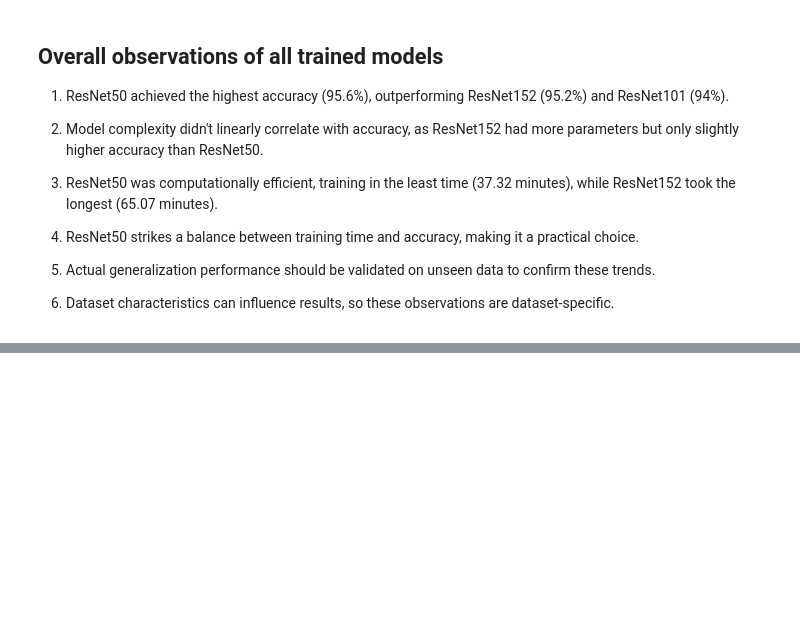
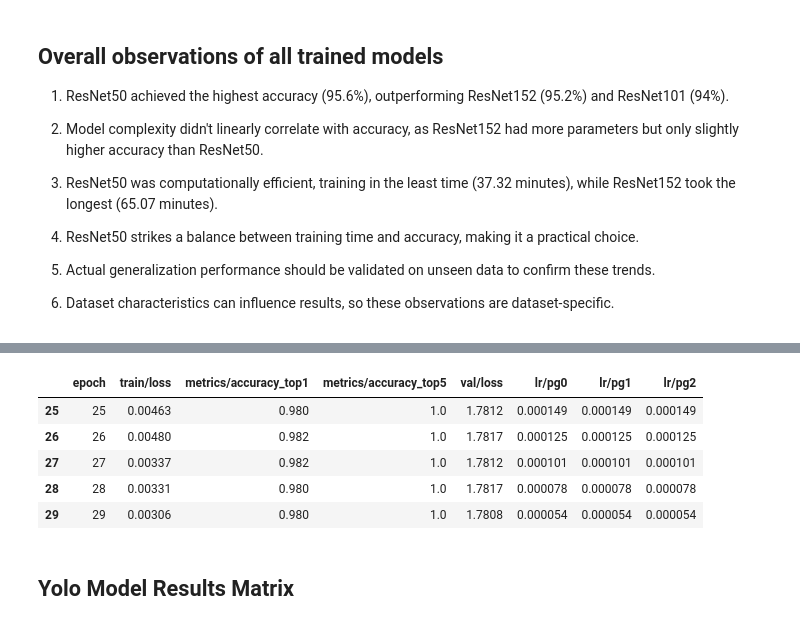
Before and after one commit to prakharninja0927/Sports-Image-Classification-YOLO-ResNet, a Jupyter notebook: project.ipynb, the cells around one changed output, grey strips where cells are left out. Cells and saved outputs as stored; diff of their text form; code cells hidden in the pictures; blank space fills up the shorter version.

Commit message:
Yolo Trained Model and Showing Outputs

```diff
--- a/project.ipynb
+++ b/project.ipynb
@@ -952,0 +994,13 @@ fig_scatter.update_layout(title='Testing Accuracy vs Training Time for Different
+# %%
+yolo_result_csv = "runs/classify/train/results.csv"
+
+pd.read_csv(yolo_result_csv).tail(5)
+# %% [output]
+|  | epoch | train/loss | metrics/accuracy_top1 | metrics/accuracy_top5 | val/loss | lr/pg0 | lr/pg1 | lr/pg2 |
+| 25 | 25 | 0.00463 | 0.980 | 1.0 | 1.7812 | 0.000149 | 0.000149 | 0.000149 |
+| 26 | 26 | 0.00480 | 0.982 | 1.0 | 1.7817 | 0.000125 | 0.000125 | 0.000125 |
+| 27 | 27 | 0.00337 | 0.982 | 1.0 | 1.7812 | 0.000101 | 0.000101 | 0.000101 |
+| 28 | 28 | 0.00331 | 0.980 | 1.0 | 1.7817 | 0.000078 | 0.000078 | 0.000078 |
+| 29 | 29 | 0.00306 | 0.980 | 1.0 | 1.7808 | 0.000054 | 0.000054 | 0.000054 |
+# %% [markdown]
+## Yolo Model Results Matrix
```
Also changed, not shown: parts of 7 cells of this notebook, 23 other files.
